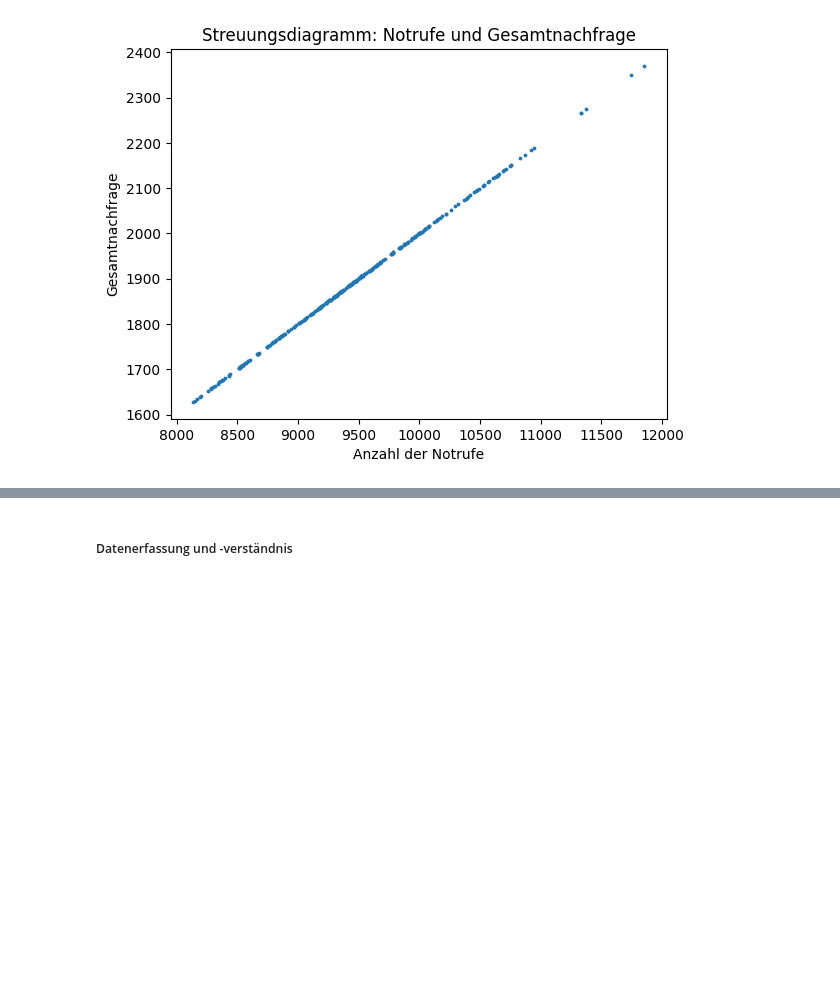
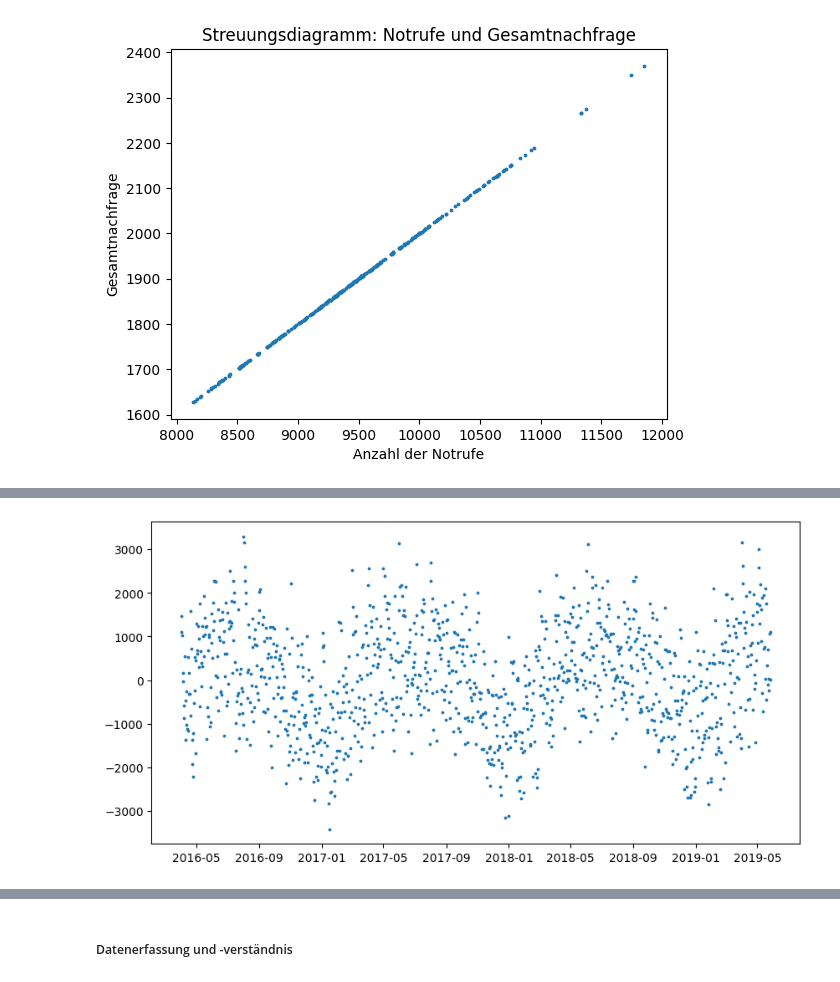
Before and after one commit to MaxStrz/TDSP-Bereitschaftsdienst_Einsatzfahrende, a Jupyter notebook: Code/Bereitschaftsdienstplan.ipynb, the cells around one changed output, grey strips where cells are left out. Cells and saved outputs as stored; diff of their text form; code cells hidden in the pictures; blank space fills up the shorter version.

```diff
--- a/Code/Bereitschaftsdienstplan.ipynb
+++ b/Code/Bereitschaftsdienstplan.ipynb
@@ -173,0 +157,2 @@ Aus dem Streuungsdiagramm ist es deutlich klar, dass ein lineares Verhältnis zw
+# %%
+df_demand_predict = df_demand_predict.drop(['calls','n_sick', 'demand', 'demand_pred', 'calls_pred'], axis=1)
@@ -173,0 +175,4 @@ Aus dem Streuungsdiagramm ist es deutlich klar, dass ein lineares Verhältnis zw
+# %%
+data_prep.notrend_scatter(df_demand_predict)
+# %% [output]
+[figure, added]
```
Also changed, not shown: parts of 17 cells of this notebook, 5 other files.
